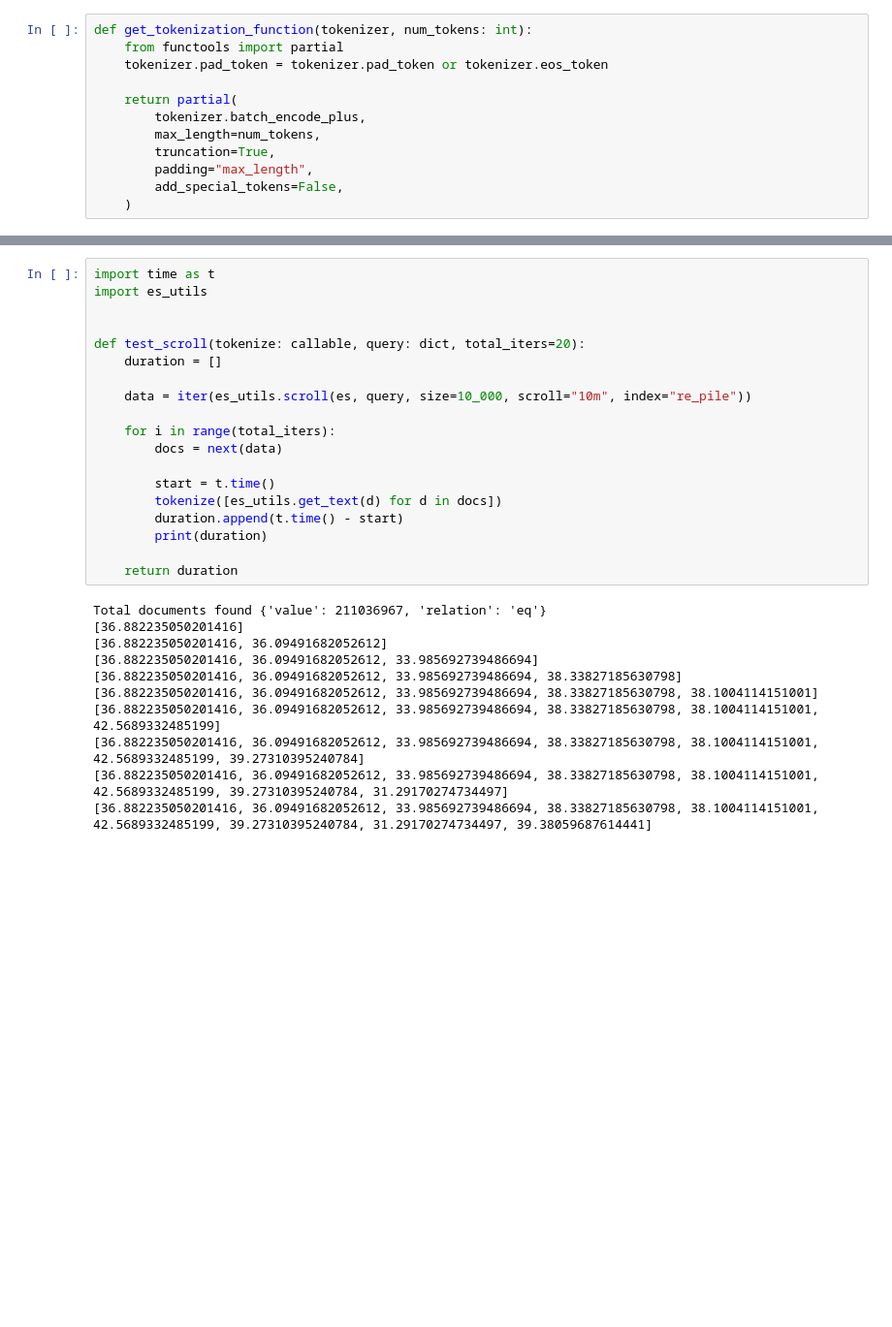
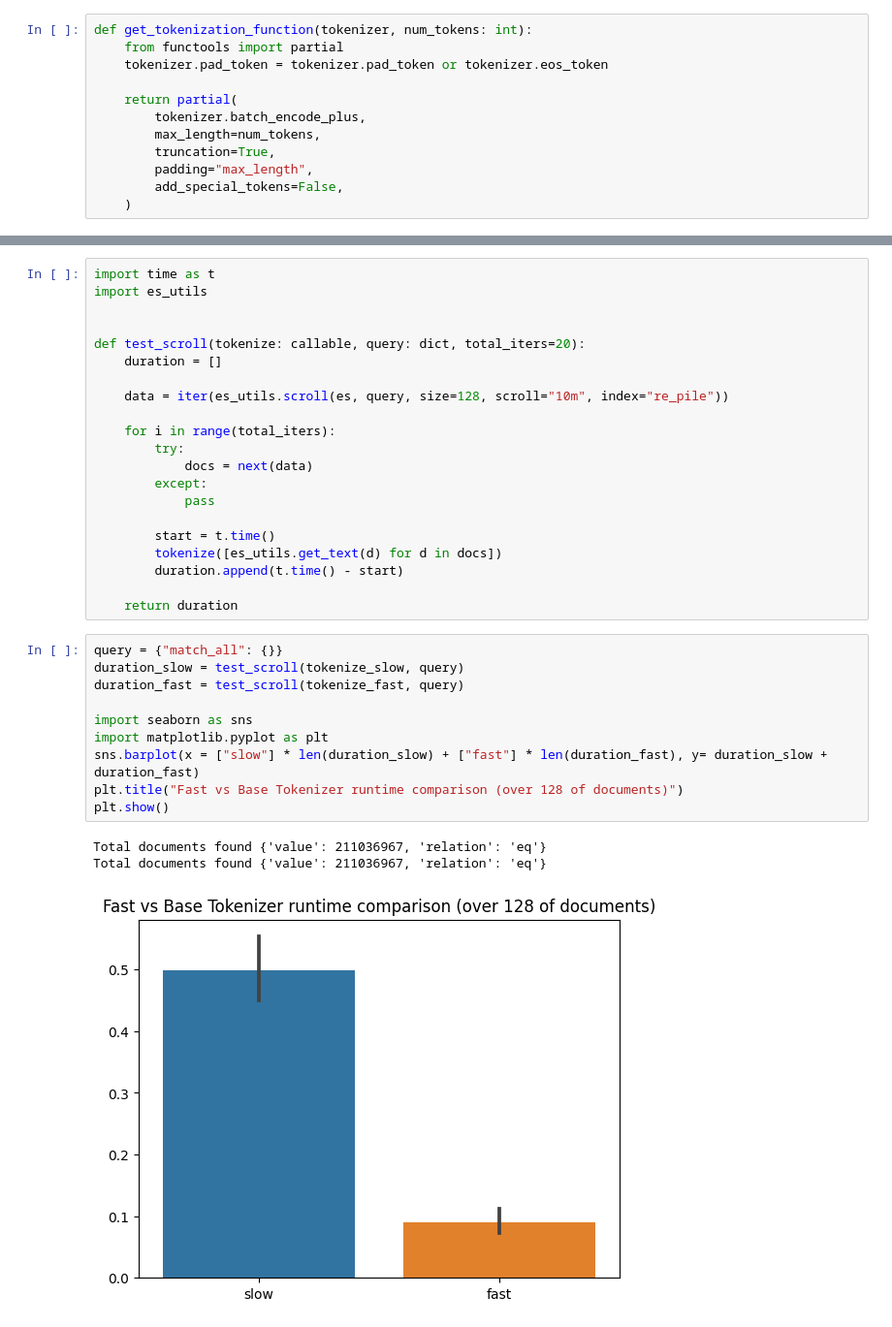
Before and after one commit to PastelBelem8/constrained-decoding, a Jupyter notebook: scripts/ElasticSearch-PILE-Experiments.ipynb, the cells around one changed output, grey strips where cells are left out. Shown at 97% size. Drawn from its saved outputs; the diff is of its cells as text; blank space fills up the shorter version.

```diff
--- a/scripts/ElasticSearch-PILE-Experiments.ipynb
+++ b/scripts/ElasticSearch-PILE-Experiments.ipynb
@@ -84,26 +82,30 @@ import es_utils
 def test_scroll(tokenize: callable, query: dict, total_iters=20):
     duration = []
 
-    data = iter(es_utils.scroll(es, query, size=10_000, scroll="10m", index="re_pile"))
+    data = iter(es_utils.scroll(es, query, size=128, scroll="10m", index="re_pile"))
 
     for i in range(total_iters):
-        docs = next(data)
+        try:
+            docs = next(data)
+        except:
+            pass
 
         start = t.time()
         tokenize([es_utils.get_text(d) for d in docs])
         duration.append(t.time() - start)
-        print(duration)
 
     return duration
 # %%
+query = {"match_all": {}}
+duration_slow = test_scroll(tokenize_slow, query)
+duration_fast = test_scroll(tokenize_fast, query)
+
+import seaborn as sns
+import matplotlib.pyplot as plt
+sns.barplot(x = ["slow"] * len(duration_slow) + ["fast"] * len(duration_fast), y= duration_slow + duration_fast)
+plt.title("Fast vs Base Tokenizer runtime comparison (over 128 of documents)")
+plt.show()
 # %% [output]
 Total documents found {'value': 211036967, 'relation': 'eq'}
-[36.882235050201416]
-[36.882235050201416, 36.09491682052612]
-[36.882235050201416, 36.09491682052612, 33.985692739486694]
-[36.882235050201416, 36.09491682052612, 33.985692739486694, 38.33827185630798]
-[36.882235050201416, 36.09491682052612, 33.985692739486694, 38.33827185630798, 38.1004114151001]
-[36.882235050201416, 36.09491682052612, 33.985692739486694, 38.33827185630798, 38.1004114151001, 42.5689332485199]
-[36.882235050201416, 36.09491682052612, 33.985692739486694, 38.33827185630798, 38.1004114151001, 42.5689332485199, 39.27310395240784]
-[36.882235050201416, 36.09491682052612, 33.985692739486694, 38.33827185630798, 38.1004114151001, 42.5689332485199, 39.27310395240784, 31.29170274734497]
-[36.882235050201416, 36.09491682052612, 33.985692739486694, 38.33827185630798, 38.1004114151001, 42.5689332485199, 39.27310395240784, 31.29170274734497, 39.38059687614441]
+Total documents found {'value': 211036967, 'relation': 'eq'}
+[figure, added]
```
Also changed, not shown: parts of 5 cells of this notebook, 2 other files.
